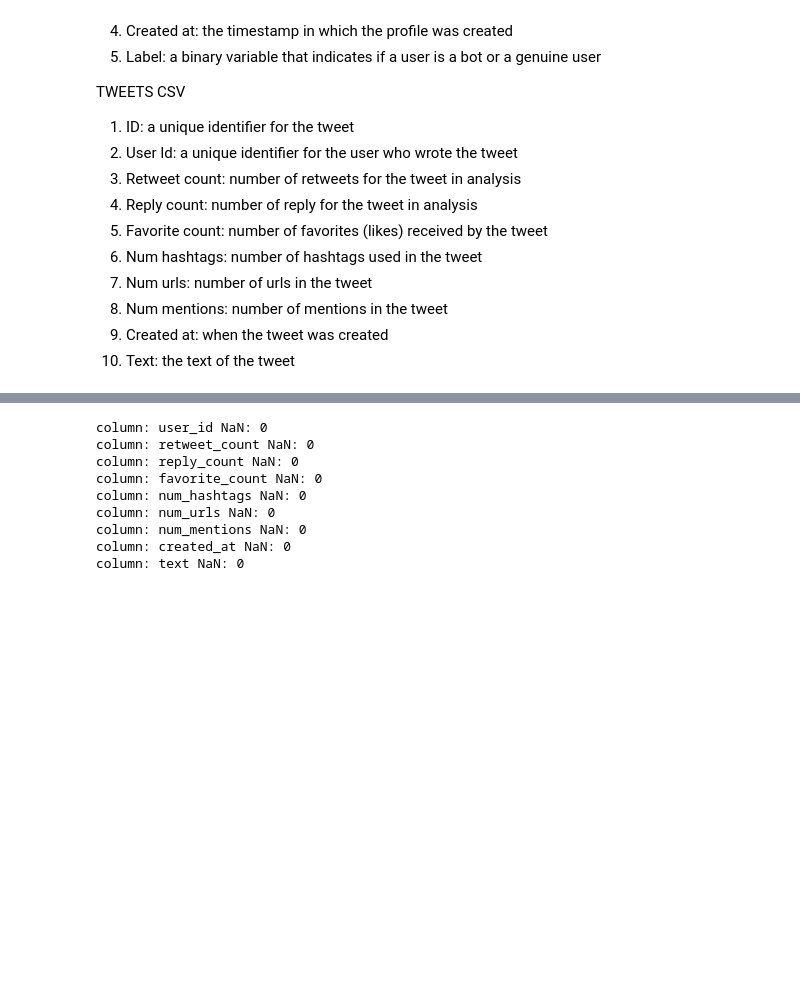
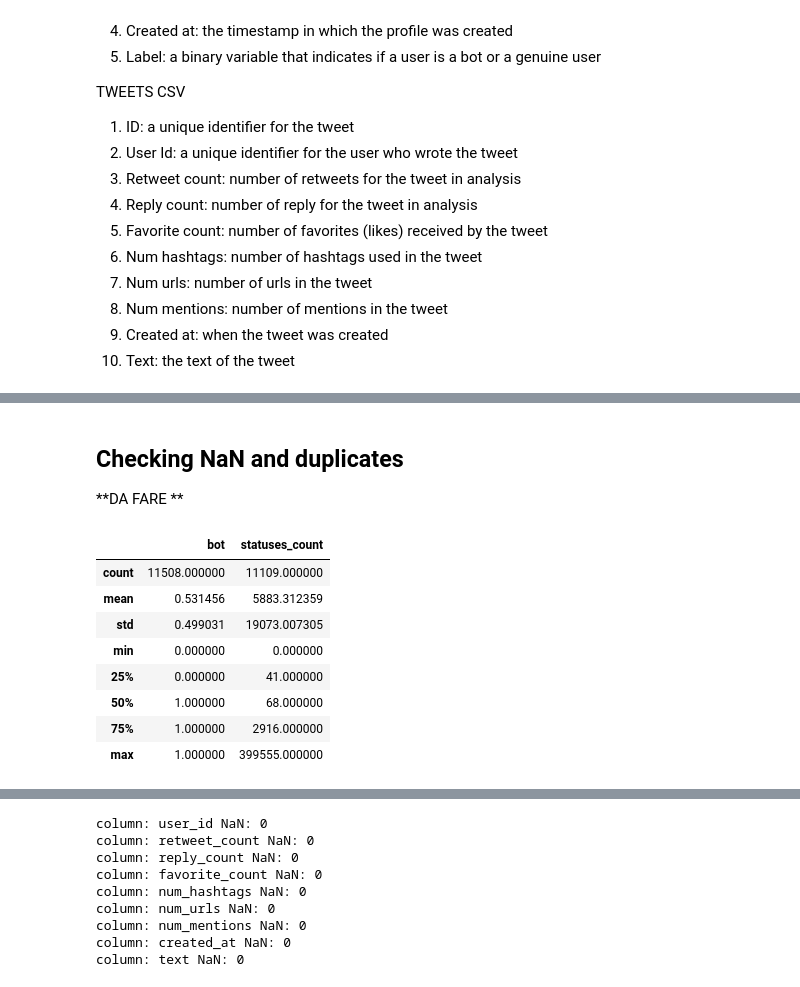
Before and after one commit to Sopralapanca/DM-twitter-dataset-analysis, a Jupyter notebook: DataMining_project.ipynb, the cells around one changed output, grey strips where cells are left out. Drawn from its saved outputs; the diff is of its cells as text; code cells hidden in the pictures; blank space fills up the shorter version.

```diff
--- a/DataMining_project.ipynb
+++ b/DataMining_project.ipynb
@@ -51,0 +449,4 @@ tweets_df.head(5)
+# %% [markdown]
+## Checking NaN and duplicates
+
+**DA FARE **
@@ -52,2 +455,14 @@ tweets_df.head(5)
+# %%
+users_df.describe()
+# %% [output]
+|  | bot | statuses_count |
+| count | 11508.000000 | 11109.000000 |
+| mean | 0.531456 | 5883.312359 |
+| std | 0.499031 | 19073.007305 |
+| min | 0.000000 | 0.000000 |
+| 25% | 0.000000 | 41.000000 |
+| 50% | 1.000000 | 68.000000 |
+| 75% | 1.000000 | 2916.000000 |
+| max | 1.000000 | 399555.000000 |
 # %%
 users_df.head(5)
```
Also changed, not shown: parts of 64 cells of this notebook.
